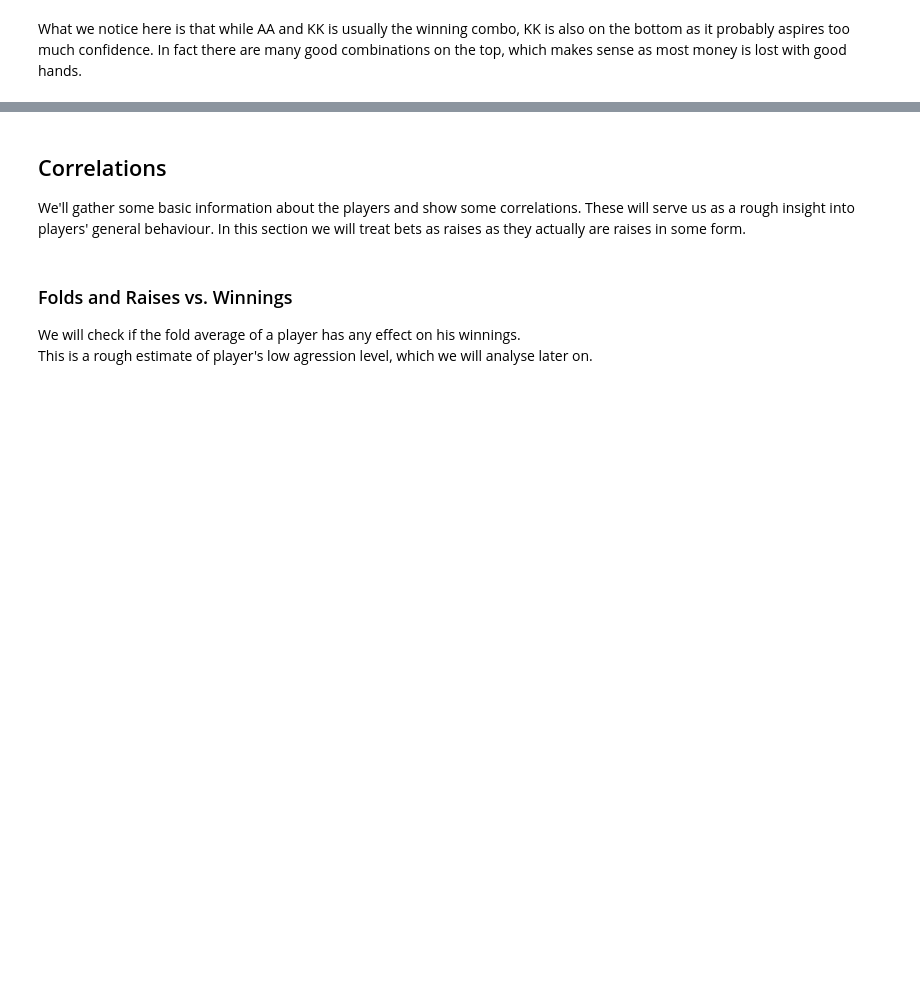
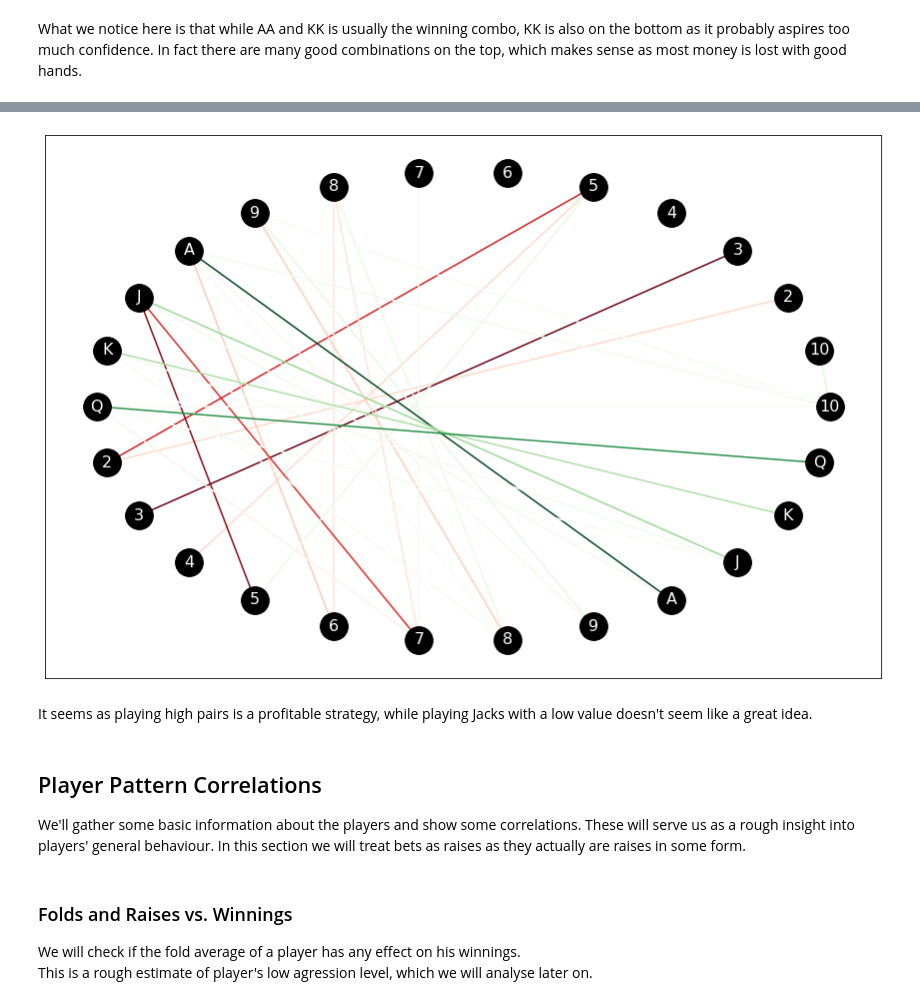
Before and after one commit to kuco23/PokerPlayerPatterns, a Jupyter notebook: notebook.ipynb, the cells around one changed output, grey strips where cells are left out. Cells and saved outputs as stored; diff of their text form; code cells hidden in the pictures; blank space fills up the shorter version.

Commit message:
networkx

```diff
--- a/notebook.ipynb
+++ b/notebook.ipynb
@@ -141,5 +142,74 @@ It's kind of interesting that winning more often by a hand does not really bring
+# %%
+value_connections = card_wins.apply(
+    lambda row: pd.Series([
+        row.card1[:-1], row.card2[:-1],
+        row.avg_won, row.times_won
+    ], index = ['val1', 'val2',  'avg_won', 'times_won']),
+    axis = 1, result_type = 'expand'
+).groupby(
+    ['val1', 'val2']
+).apply(
+    lambda df: pd.DataFrame(
+        data = {
+            'avg_won': [df.avg_won.mean()],
+            'times_won': [df.times_won.sum()]
+        }
+    )
+).ungroup()
+# %%
+m, M = [abs(f(value_connections.avg_won)) for f in [min, max]]
+
+index_map = dict(zip(
+    list(map(str, range(2, 11))) + list('JQKA'),
+    range(13)
+))
+
+G = nx.Graph()
+for i, row in value_connections.iterrows():
+    i1 = index_map[row.val1]
+    i2 = index_map[row.val2] + 13
+    G.add_nodes_from([i1, i2])
+    if abs(row.avg_won) > 0.2:
+        norm = M if row.avg_won > 0 else m
+        color = 'green' if row.avg_won > 0 else 'red'
+        G.add_edge(
+            i1, i2, color = color,
+            cmap = abs(row.avg_won) / norm
+        )
+
+fig, ax = plt.subplots(1, 1, figsize=(15, 10))
+layout = nx.circular_layout(G)
+
+for color, cm in zip(
+    ['red', 'green'], [plt.cm.Reds, plt.cm.Greens]
+):
+    edges = [
+        edge for edge in G.edges
+        if G.edges.get(edge)['color'] == color
+    ]
+    nx.drawing.nx_pylab.draw_networkx(
+        G, layout,
+        node_color='black', node_size=750,
+        edgelist=edges, edge_color = [
+            G.edges.get(edge)['cmap']
+            for edge in edges
+        ],
+        width=1.5, edge_cmap=cm
+    )
+
+nx.nx.drawing.nx_pylab.draw_networkx_labels(
+    G, layout, dict(zip(
+        range(26),
+        list(index_map.keys()) * 2
+    )),
+    font_size = 16, font_color = 'white'
+);
+# %% [output]
+[figure, added]
+# %% [markdown]
+It seems as playing high pairs is a profitable strategy, while playing Jacks with a low value doesn't seem like a great idea.
 # %% [markdown]
-## Correlations
+## Player Pattern Correlations
 We'll gather some basic information about the players and show some correlations. These will serve us as a rough insight into players' general behaviour. In this section we will treat bets as raises as they actually are raises in some form.
 # %% [markdown]
 ### Folds and Raises vs. Winnings
```
Also changed, not shown: parts of 16 cells of this notebook, 1 other file.
